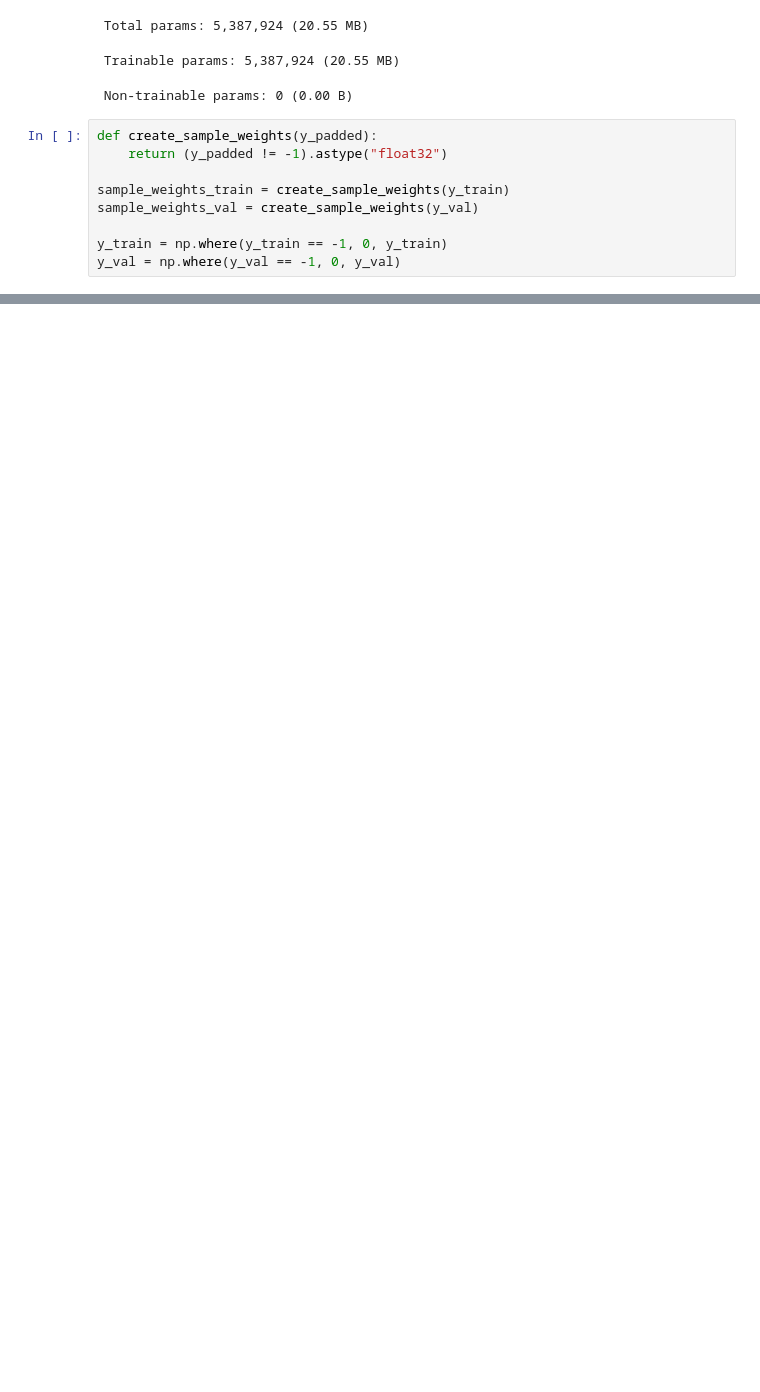
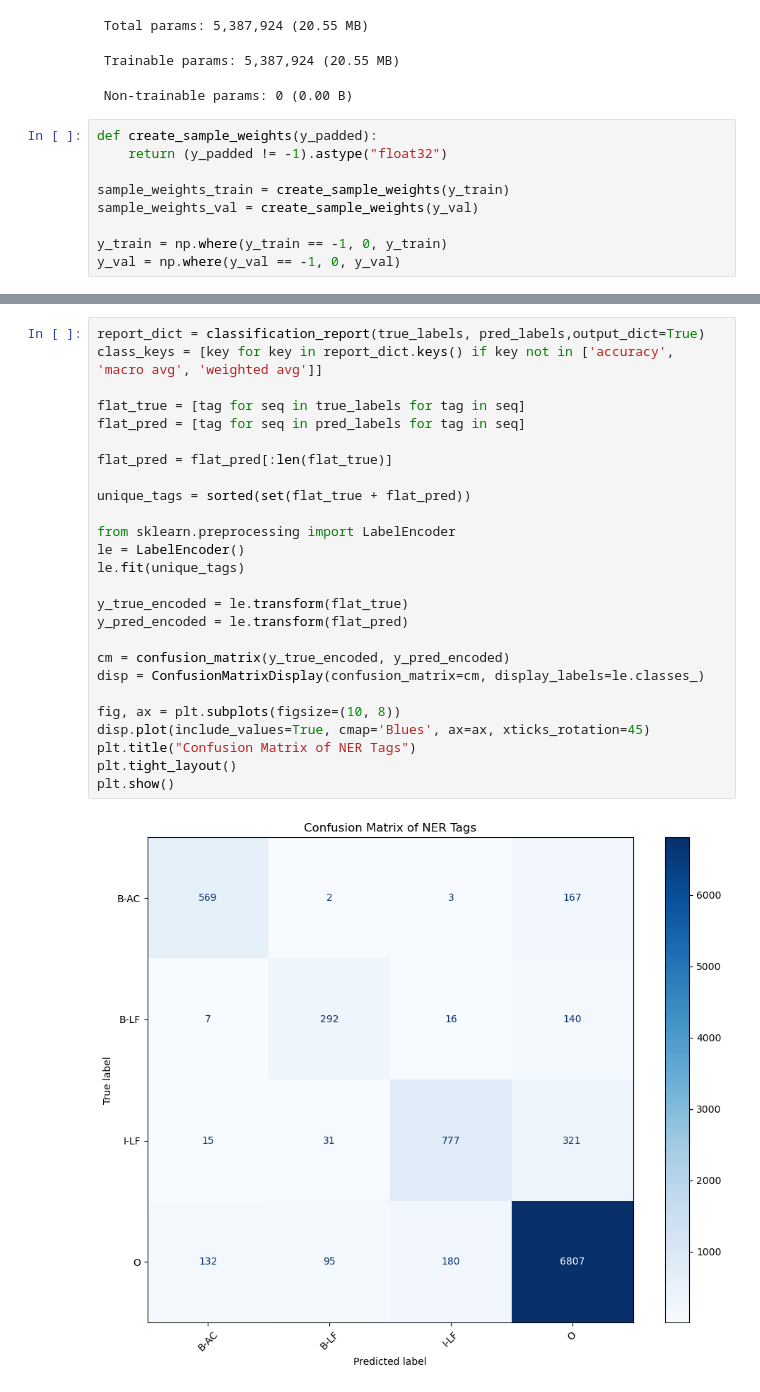
Before and after one commit to Michael-David-Lam/NLP-Final-Project, a Jupyter notebook: main.ipynb, the cells around one changed output, grey strips where cells are left out. Cells and saved outputs as stored; diff of their text form; blank space fills up the shorter version.

```diff
--- a/main.ipynb
+++ b/main.ipynb
@@ -616,0 +687,28 @@ weighted avg       0.66      0.70      0.68      1196
+# %%
+report_dict = classification_report(true_labels, pred_labels,output_dict=True)
+class_keys = [key for key in report_dict.keys() if key not in ['accuracy', 'macro avg', 'weighted avg']]
+
+flat_true = [tag for seq in true_labels for tag in seq]
+flat_pred = [tag for seq in pred_labels for tag in seq]
+
+flat_pred = flat_pred[:len(flat_true)]
+
+unique_tags = sorted(set(flat_true + flat_pred))
+
+from sklearn.preprocessing import LabelEncoder
+le = LabelEncoder()
+le.fit(unique_tags)
+
+y_true_encoded = le.transform(flat_true)
+y_pred_encoded = le.transform(flat_pred)
+
+cm = confusion_matrix(y_true_encoded, y_pred_encoded)
+disp = ConfusionMatrixDisplay(confusion_matrix=cm, display_labels=le.classes_)
+
+fig, ax = plt.subplots(figsize=(10, 8))
+disp.plot(include_values=True, cmap='Blues', ax=ax, xticks_rotation=45)
+plt.title("Confusion Matrix of NER Tags")
+plt.tight_layout()
+plt.show()
+# %% [output]
+[figure, added]
```
Also changed, not shown: parts of 13 cells of this notebook, 1 other file.
